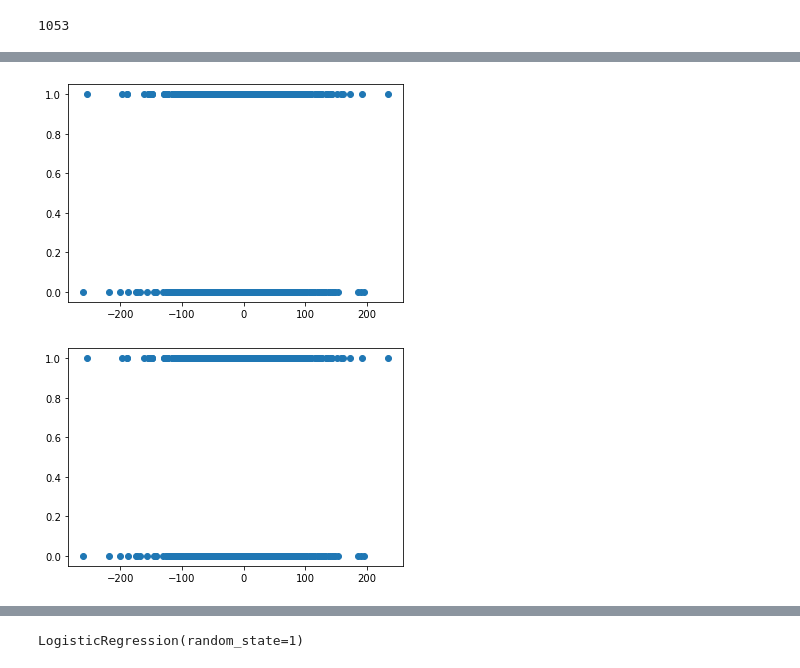
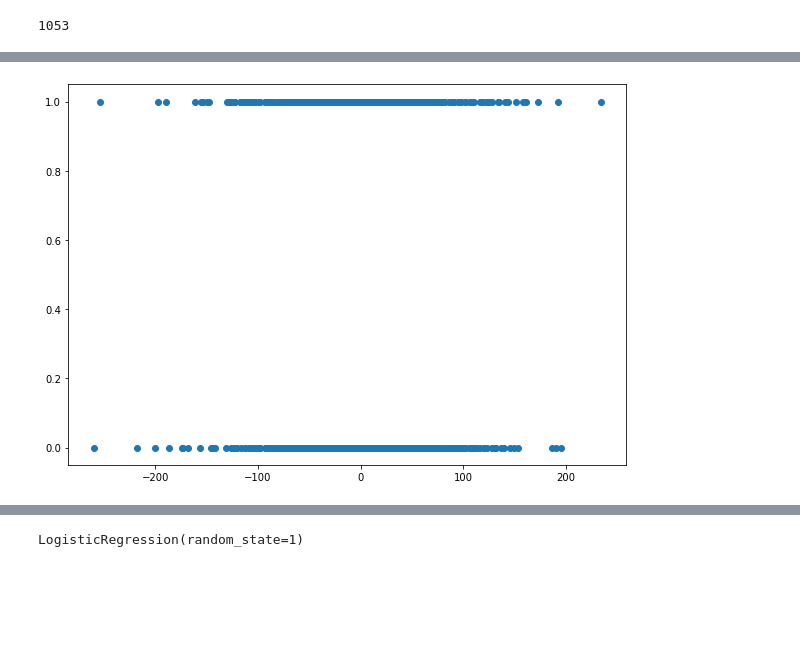
Before and after one commit to kylegross/League_of_Legends, a Jupyter notebook: ETL_code.ipynb, the cells around one changed output, grey strips where cells are left out. Drawn from its saved outputs; the diff is of its cells as text; code cells hidden in the pictures; blank space fills up the shorter version.

```diff
--- a/ETL_code.ipynb
+++ b/ETL_code.ipynb
@@ -175,10 +231,6 @@ plt.show()
 # %%
+plt.figure(figsize=(10,7))
 plt.scatter(diff_df.bluewardsplaced_diff,diff_df.blueWins)
 plt.show()
 # %% [output]
-[figure, old version]
+[figure, new version]
-# %%
-plt.scatter(diff_df.bluewardsplaced_diff,diff_df.blueWins)
-plt.show()
-# %% [output]
-[figure, removed]
```
Also changed, not shown: parts of 35 cells of this notebook.
